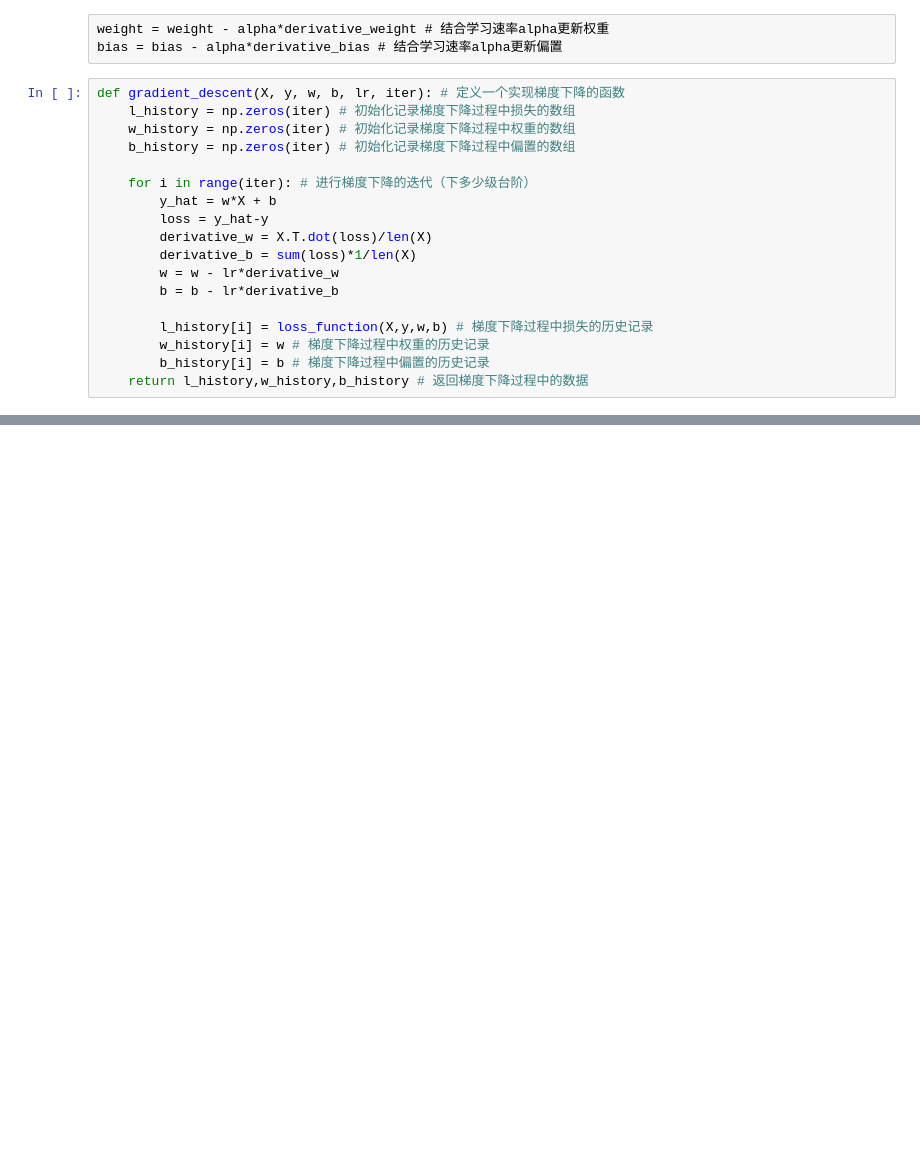
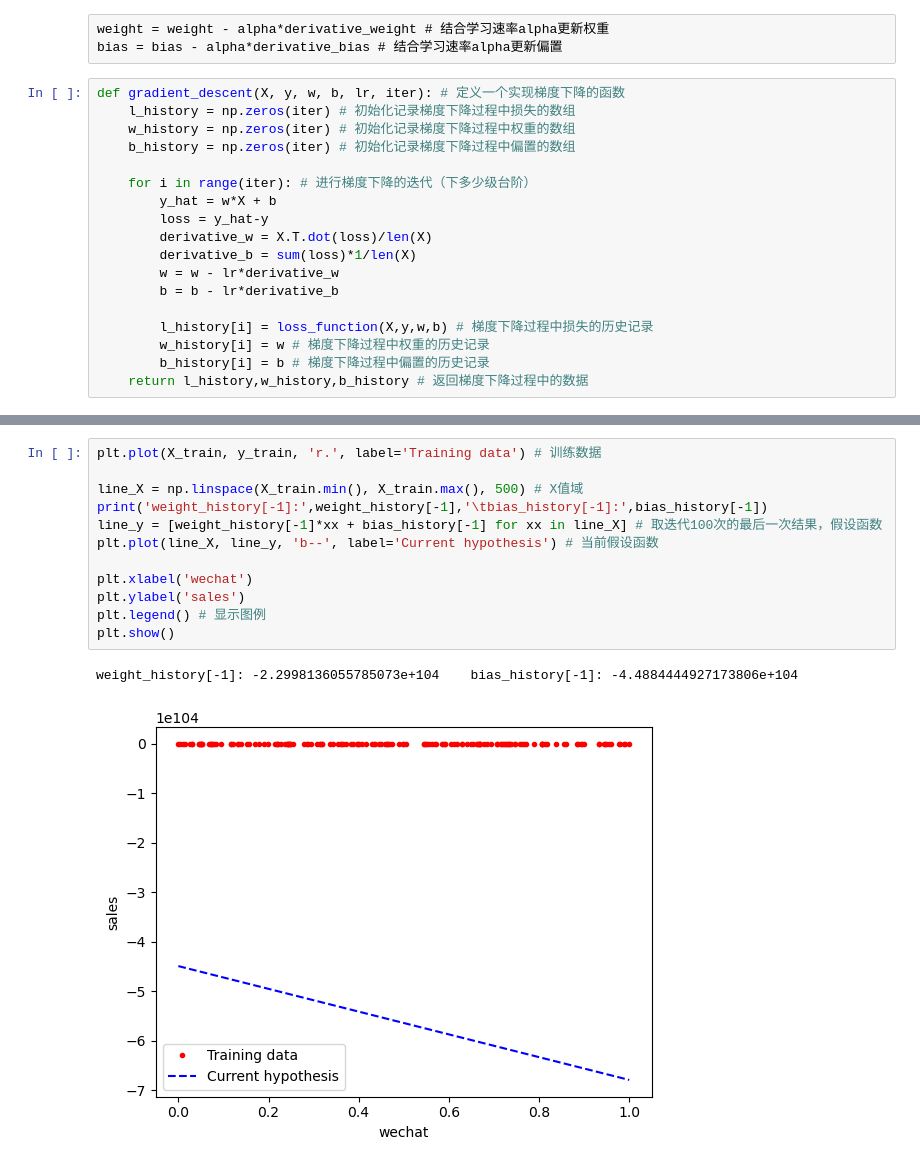
Before and after one commit to MemoryFactory/jupyter_basic, a Jupyter notebook: zero_ml.ipynb, the cells around one changed output, grey strips where cells are left out. Drawn from its saved outputs; the diff is of its cells as text; blank space fills up the shorter version.

```diff
--- a/zero_ml.ipynb
+++ b/zero_ml.ipynb
@@ -696,0 +739,15 @@ def gradient_descent(X, y, w, b, lr, iter): # 定义一个实现梯度下降的
+# %%
+plt.plot(X_train, y_train, 'r.', label='Training data') # 训练数据
+
+line_X = np.linspace(X_train.min(), X_train.max(), 500) # X值域
+print('weight_history[-1]:',weight_history[-1],'\tbias_history[-1]:',bias_history[-1])
+line_y = [weight_history[-1]*xx + bias_history[-1] for xx in line_X] # 取迭代100次的最后一次结果，假设函数
+plt.plot(line_X, line_y, 'b--', label='Current hypothesis') # 当前假设函数
+
+plt.xlabel('wechat')
+plt.ylabel('sales')
+plt.legend() # 显示图例
+plt.show()
+# %% [output]
+weight_history[-1]: -2.2998136055785073e+104    bias_history[-1]: -4.4884444927173806e+104
+[figure, added]
```
Also changed, not shown: parts of 18 cells of this notebook.
